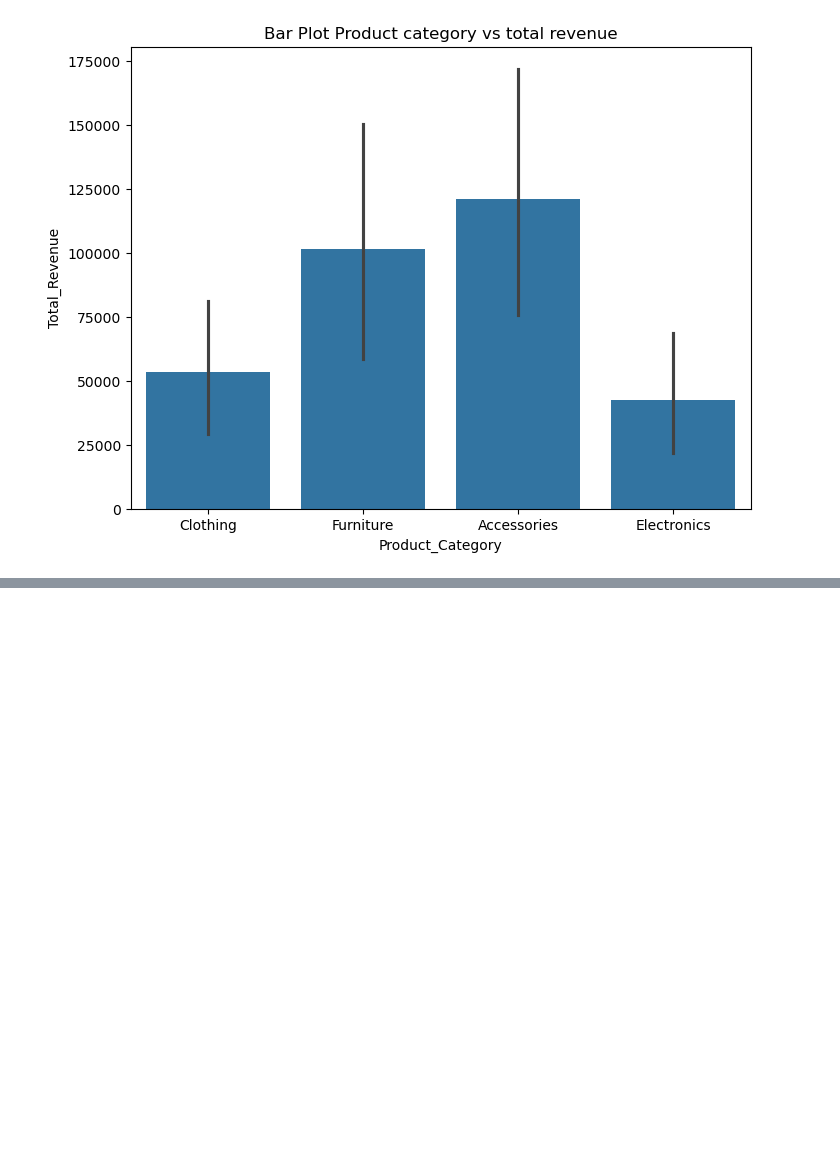
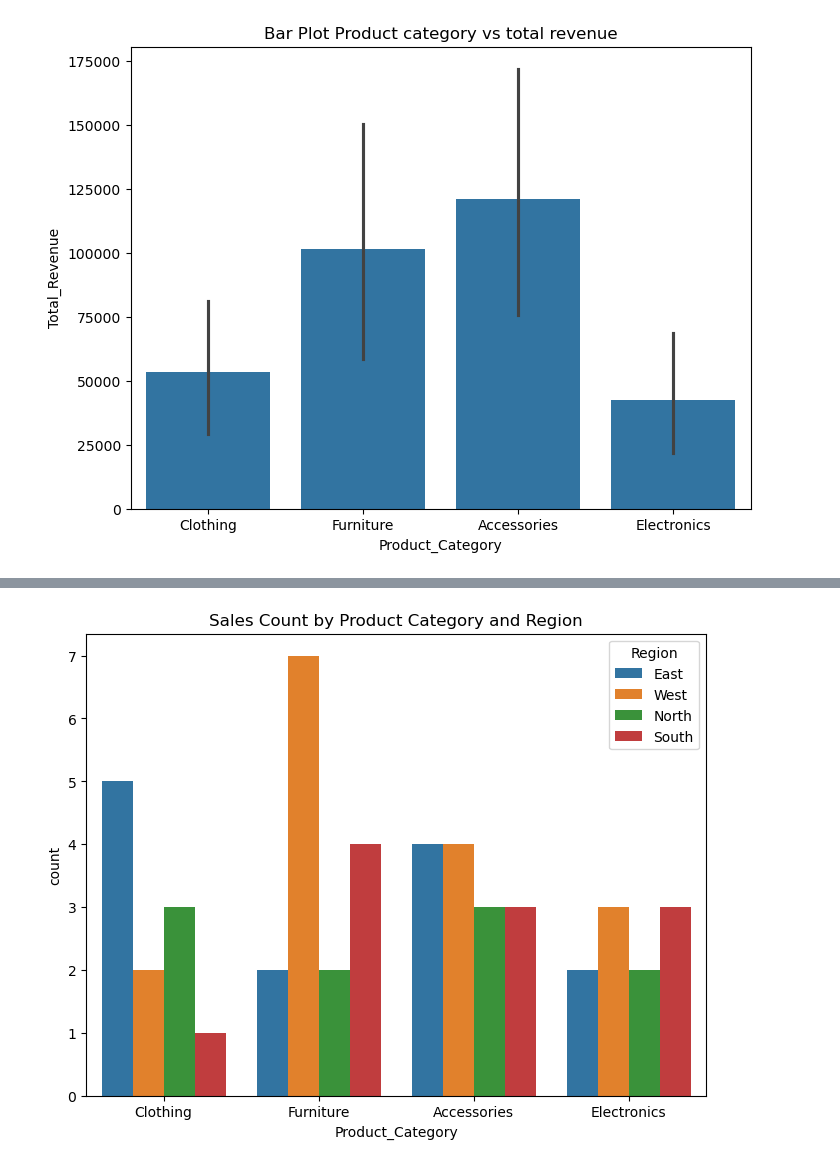
Before and after one commit to ganeshbgunjal/Python2, a Jupyter notebook: 10 Data Analysis with Numpy and Pandas/6 Data Visualisation with Seaborn.ipynb, the cells around one changed output, grey strips where cells are left out. Saved outputs shown, nothing was run; the diff lists cells and outputs as text; code cells hidden in the pictures; blank space fills up the shorter version.

```diff
--- a/10 Data Analysis with Numpy and Pandas/6 Data Visualisation with Seaborn.ipynb
+++ b/10 Data Analysis with Numpy and Pandas/6 Data Visualisation with Seaborn.ipynb
@@ -142,0 +153,8 @@ plt.show()
+# %%
+plt.figure(figsize=(8,6))
+sns.countplot(data=sales_df, x="Product_Category", hue="Region")
+
+plt.title("Sales Count by Product Category and Region")
+plt.show()
+# %% [output]
+[figure, added]
```
Also changed, not shown: parts of 2 cells of this notebook.
